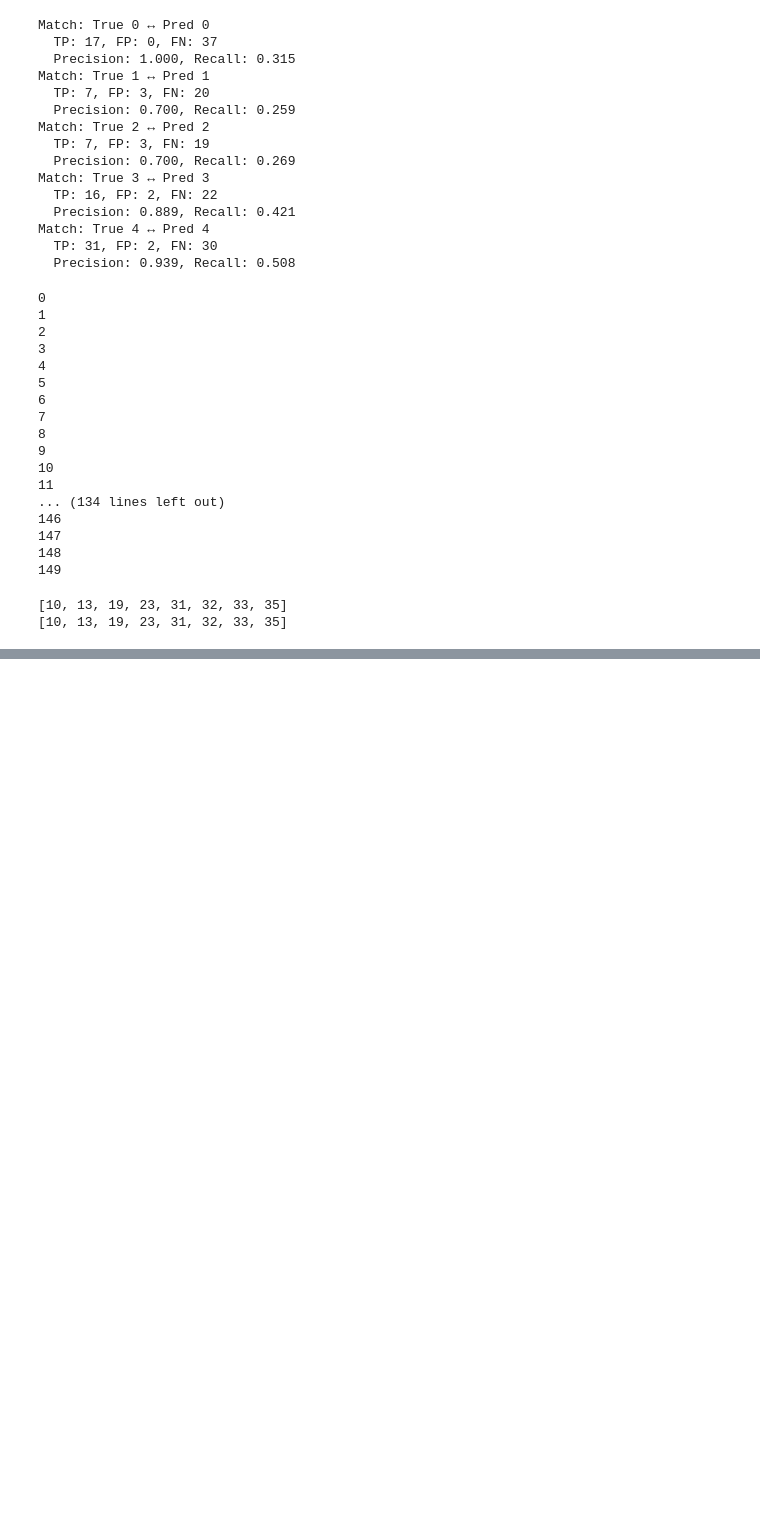
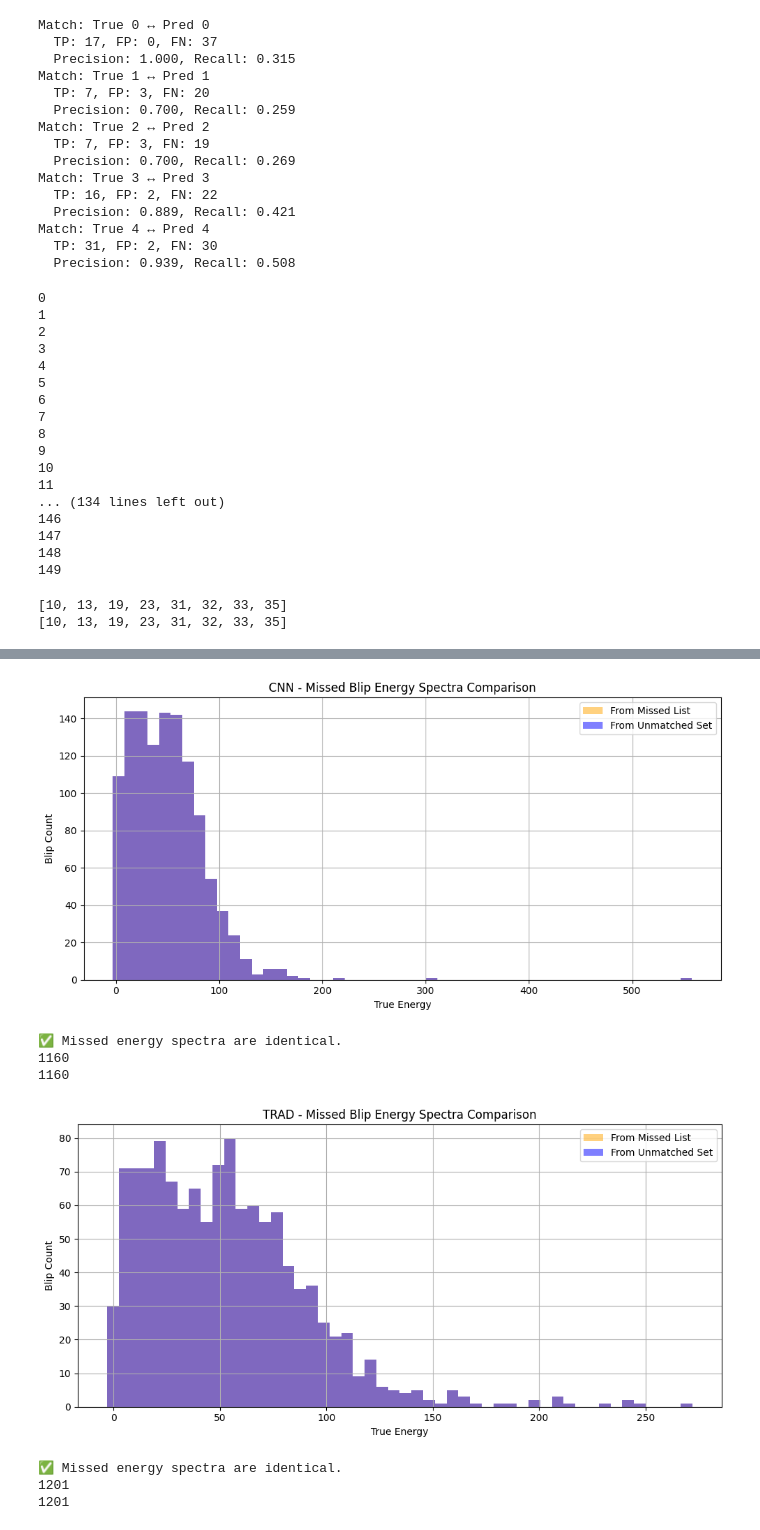
Before and after one commit to mking99456/Ar39-CNN, a Jupyter notebook: Energy_Reco.ipynb, the cells around one changed output, grey strips where cells are left out. Saved outputs shown, nothing was run; the diff lists cells and outputs as text; code cells hidden in the pictures; blank space fills up the shorter version.

```diff
--- a/Energy_Reco.ipynb
+++ b/Energy_Reco.ipynb
@@ -1070,0 +1159,8 @@ plot_blip_evaluation_diagnostics(results)
+# %%
+from collections import Counter
+
+for i_event, matches in enumerate(results[f'{method}_matched']):
+    counts = Counter([m[1] for m in matches])
+    duplicates = {k: v for k, v in counts.items() if v > 1}
+    if duplicates:
+        print(f"Event {i_event} has multiple matches to the same true blip: {duplicates}")
@@ -1070,0 +1186,62 @@ plot_blip_evaluation_diagnostics(results)
+# %%
+for i_event, matches in enumerate(results[f'{method}_matched']):
+    true_energy_list = results['true_energies'][i_event]
+    for _, true_idx, *_ in matches:
+        if true_idx >= len(true_energy_list):
+            print(f"Invalid true_idx: {true_idx} in event {i_event} (max: {len(true_energy_list)})")
+# %%
+import numpy as np
+import matplotlib.pyplot as plt
+
+def compare_missed_energy_spectra(results, method, bins=50):
+    missed_energy_direct = []
+    missed_energy_from_complement = []
+
+    for i_event in range(len(results['true_blips'])):
+        # All true blip energies
+        true_energies = results['true_energies'][i_event]
+
+        # 1. Energies from the recorded missed list
+        missed_indices = results[f'{method}_missed'][i_event]
+        missed_energy_direct.extend([true_energies[i] for i in missed_indices])
+
+        # 2. Energies from the complement of the matched indices
+        matched_true_indices = set(match[1] for match in results[f'{method}_matched'][i_event])
+        all_indices = set(range(len(true_energies)))
+        unmatched_indices = all_indices - matched_true_indices
+        missed_energy_from_complement.extend([true_energies[i] for i in unmatched_indices])
+
+    # Plotting
+    plt.figure(figsize=(10, 5))
+    plt.hist(missed_energy_direct, bins=bins, alpha=0.5, label='From Missed List', color='orange')
+    plt.hist(missed_energy_from_complement, bins=bins, alpha=0.5, label='From Unmatched Set', color='blue')
+    plt.title(f'{method.upper()} - Missed Blip Energy Spectra Comparison')
+    plt.xlabel('True Energy')
+    plt.ylabel('Blip Count')
+    plt.legend()
+    plt.grid(True)
+    plt.tight_layout()
+    plt.show()
+
+    # Optional: check difference between the two histograms
+    hist1, edges = np.histogram(missed_energy_direct, bins=bins)
+    hist2, _ = np.histogram(missed_energy_from_complement, bins=edges)
+    if not np.all(hist1 == hist2):
+        print("WARNING: Discrepancy detected between missed list and unmatched set!")
+    else:
+        print("✅ Missed energy spectra are identical.")
+    print(np.sum(hist1))
+    print(np.sum(hist2))
+
+# Example usage:
+compare_missed_energy_spectra(results, method='cnn', bins=50)
+compare_missed_energy_spectra(results, method='trad', bins=50)
+# %% [output]
+[figure, added]
+✅ Missed energy spectra are identical.
+1160
+1160
+[figure, added]
+✅ Missed energy spectra are identical.
+1201
+1201
```
Also changed, not shown: parts of 5 cells of this notebook, 5 other files.
